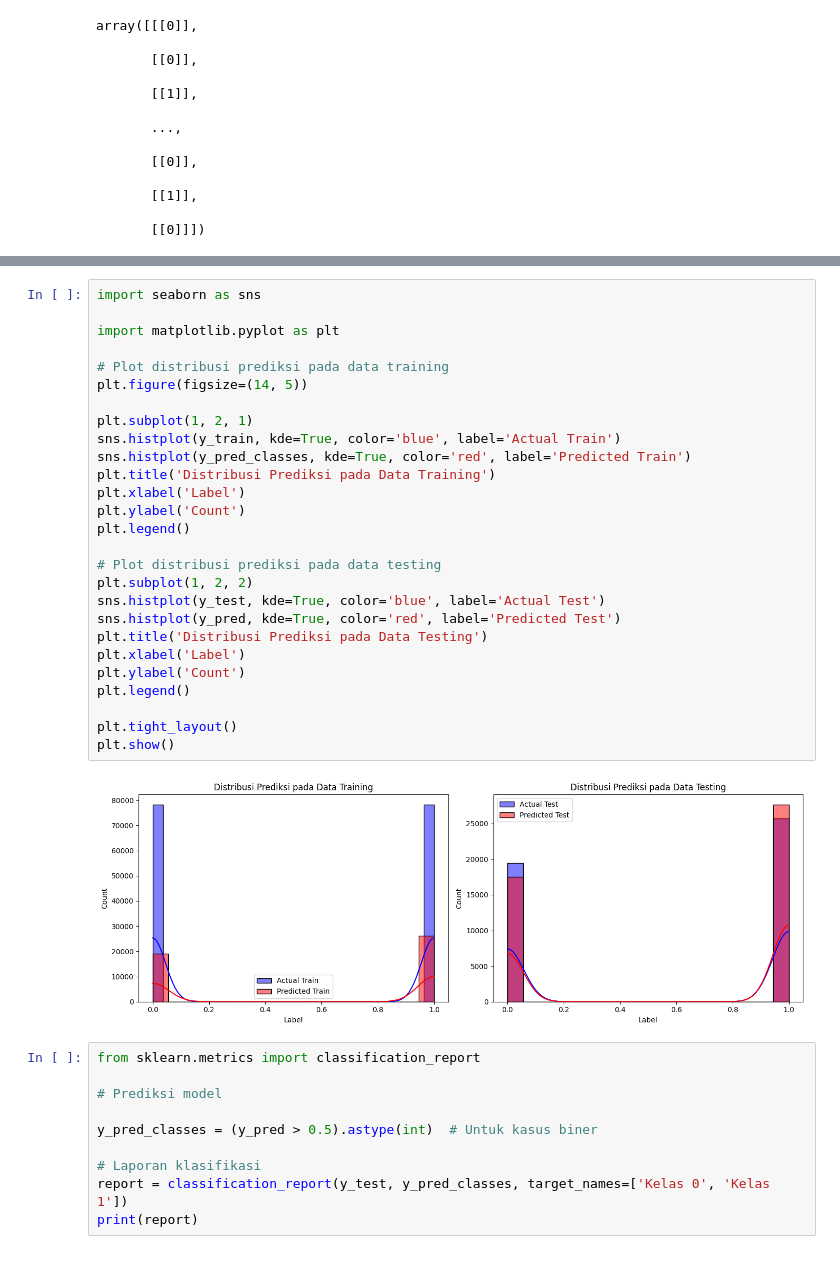
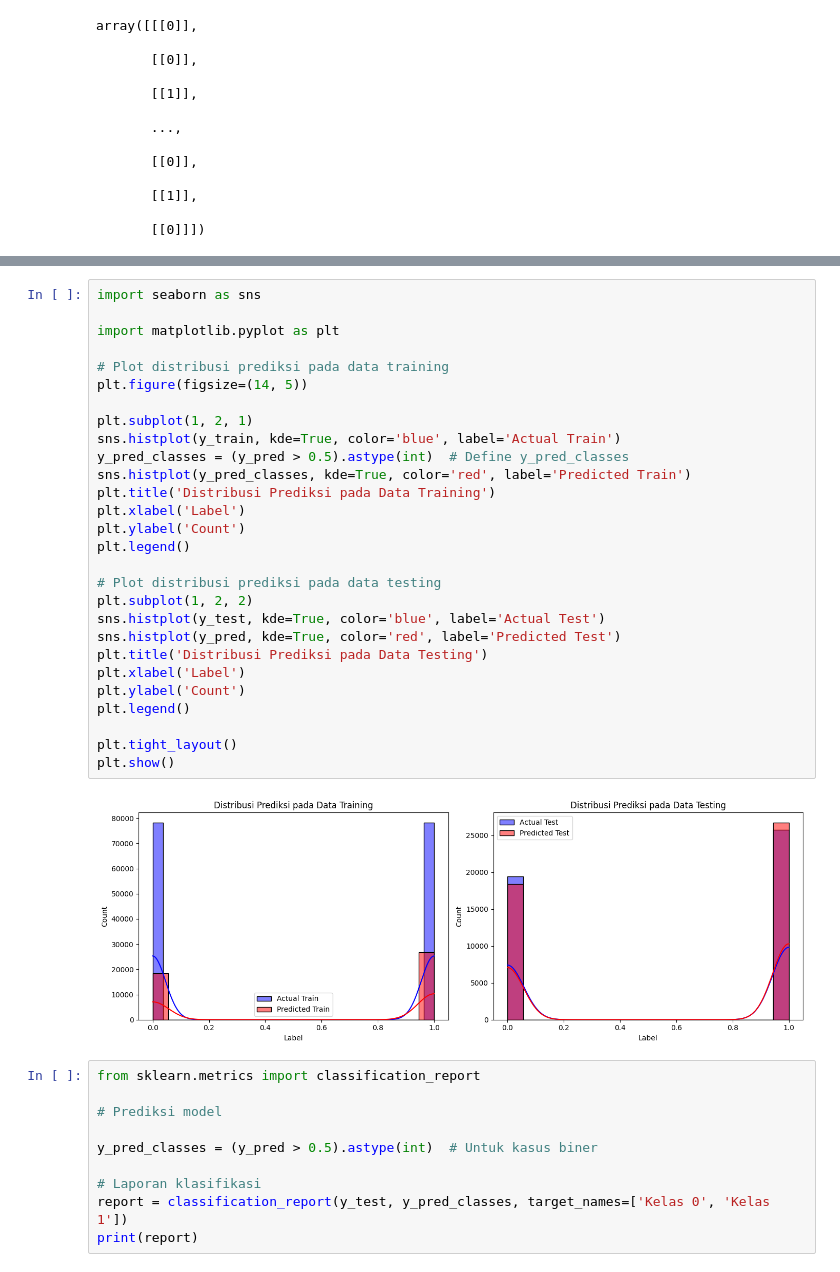
Before and after one commit to Rangga52223/Optimasi_Model_Deteksi_DDoS_Menggunakan_LSTM, a Jupyter notebook: Model1.ipynb, the cells around one changed output, grey strips where cells are left out. Drawn from its saved outputs; the diff is of its cells as text.

```diff
--- a/Model1.ipynb
+++ b/Model1.ipynb
@@ -317,32 +317,33 @@ F1 Score: 0.962530194932869
 # %%
 import seaborn as sns
 
 import matplotlib.pyplot as plt
 
 # Plot distribusi prediksi pada data training
 plt.figure(figsize=(14, 5))
 
 plt.subplot(1, 2, 1)
 sns.histplot(y_train, kde=True, color='blue', label='Actual Train')
+y_pred_classes = (y_pred > 0.5).astype(int)  # Define y_pred_classes
 sns.histplot(y_pred_classes, kde=True, color='red', label='Predicted Train')
 plt.title('Distribusi Prediksi pada Data Training')
 plt.xlabel('Label')
 plt.ylabel('Count')
 plt.legend()
 
 # Plot distribusi prediksi pada data testing
 plt.subplot(1, 2, 2)
 sns.histplot(y_test, kde=True, color='blue', label='Actual Test')
 sns.histplot(y_pred, kde=True, color='red', label='Predicted Test')
 plt.title('Distribusi Prediksi pada Data Testing')
 plt.xlabel('Label')
 plt.ylabel('Count')
 plt.legend()
 
 plt.tight_layout()
 plt.show()
 # %% [output]
-[figure, old version]
+[figure, new version]
 # %%
 from sklearn.metrics import classification_report
 
```
Also changed, not shown: parts of 6 cells of this notebook, 6 other files.
